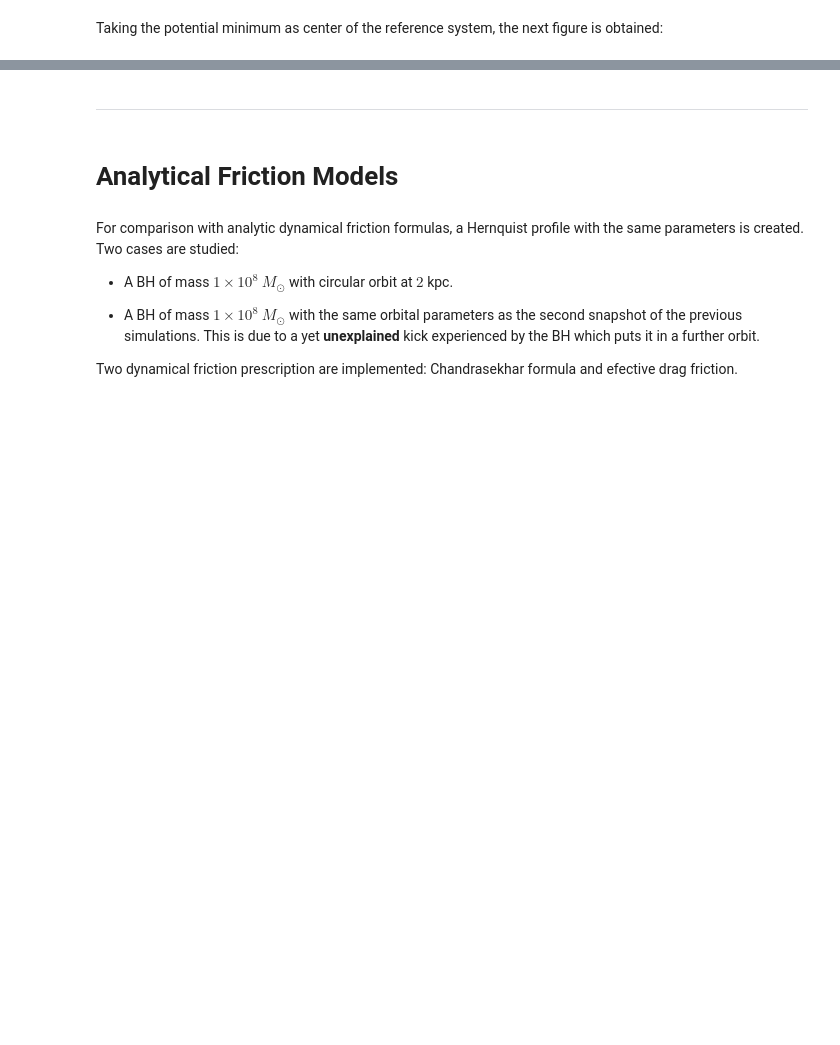
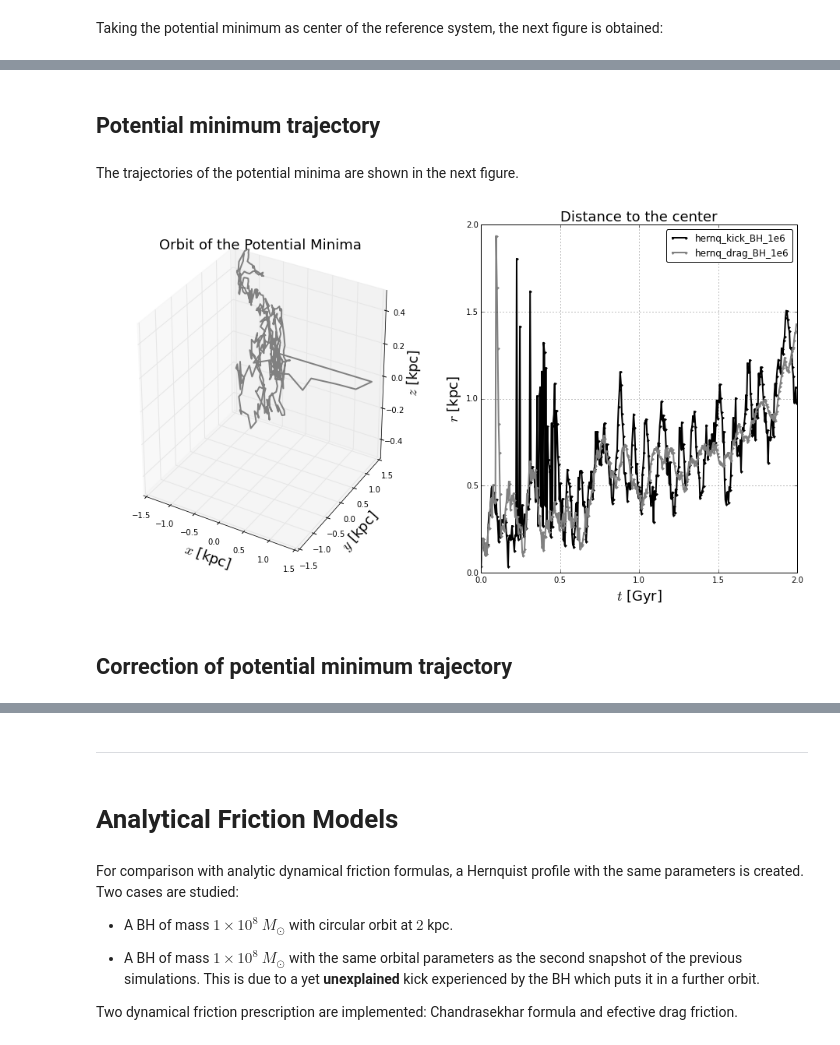
Before and after one commit to sbustamante/CosmologicalBlackHoles, a Jupyter notebook: Codes/controlled_experiments.ipynb, the cells around one changed output, grey strips where cells are left out. Cells and saved outputs as stored; diff of their text form; code cells hidden in the pictures; blank space fills up the shorter version.

```diff
--- a/Codes/controlled_experiments.ipynb
+++ b/Codes/controlled_experiments.ipynb
@@ -239,0 +258,44 @@ leg = plt.legend( loc= 'upper right', fancybox = True )
+# %% [markdown]
+## Potential minimum trajectory
+# %% [markdown]
+The trajectories of the potential minima are shown in the next figure.
+# %%
+plt.figure( figsize=(16,8) )
+fig = plt.subplot(1,2,1, projection='3d')
+
+#Simulated trajectories
+T = 400
+#fig.plot( bh_s16.r_mp[:T,0], bh_s16.r_mp[:T,1], bh_s16.r_mp[:T,2], '-', lw=2, color = 'black', label = 'hernq_kick_BH_1e6' )
+fig.plot( bh_s26.r_mp[:T,0], bh_s26.r_mp[:T,1], bh_s26.r_mp[:T,2], '-', lw=2, color = 'gray', label = 'hernq_drag_BH_1e6' )
+
+dL = 1.5
+fig.set_xlim( (-dL,dL) )
+fig.set_ylim( (-dL,dL) )
+fig.set_zlim( (-dL/3,dL/3) )
+fig.set_xlabel( "$x$ [kpc]", fontsize = 18 )
+fig.set_ylabel( "$y$ [kpc]", fontsize = 18 )
+fig.set_zlabel( "$z$ [kpc]", fontsize = 18 )
+plt.grid(1)
+fig.set_title( "Orbit of the Potential Minima", fontsize = 18 )
+
+plt.subplot(1,2,2)
+
+#Simulated trajectories
+#plt.plot( bh_s15.t[:T], bh_s15.rm_mp[:T], '--', lw=1, color = 'black', zorder = 0, label = 'hernq_kick_BH_1e5' )
+#plt.plot( bh_s25.t[:T], bh_s25.rm_mp[:T], '--', lw=1, color = 'gray', zorder = 0, label = 'hernq_drag_BH_1e5' )
+
+plt.plot( bh_s16.t[:T], bh_s16.rm_mp[:T], '.-', lw=2, color = 'black', zorder = 0, label = 'hernq_kick_BH_1e6' )
+plt.plot( bh_s26.t[:T], bh_s26.rm_mp[:T], '.-', lw=2, color = 'gray', zorder = 0, label = 'hernq_drag_BH_1e6' )
+
+#Format
+#plt.ylim( (0,2) )
+plt.xlim( (0,2) )
+plt.xlabel( "$t$ [Gyr]", fontsize = 18 )
+plt.ylabel( "$r$ [kpc]", fontsize = 18 )
+plt.grid(1)
+plt.title( "Distance to the center", fontsize = 18 )
+leg = plt.legend( loc= 'upper right', fancybox = True )
+# %% [output]
+[figure, added]
+# %% [markdown]
+## Correction of potential minimum trajectory
```
Also changed, not shown: parts of 34 cells of this notebook, 11 other files.
